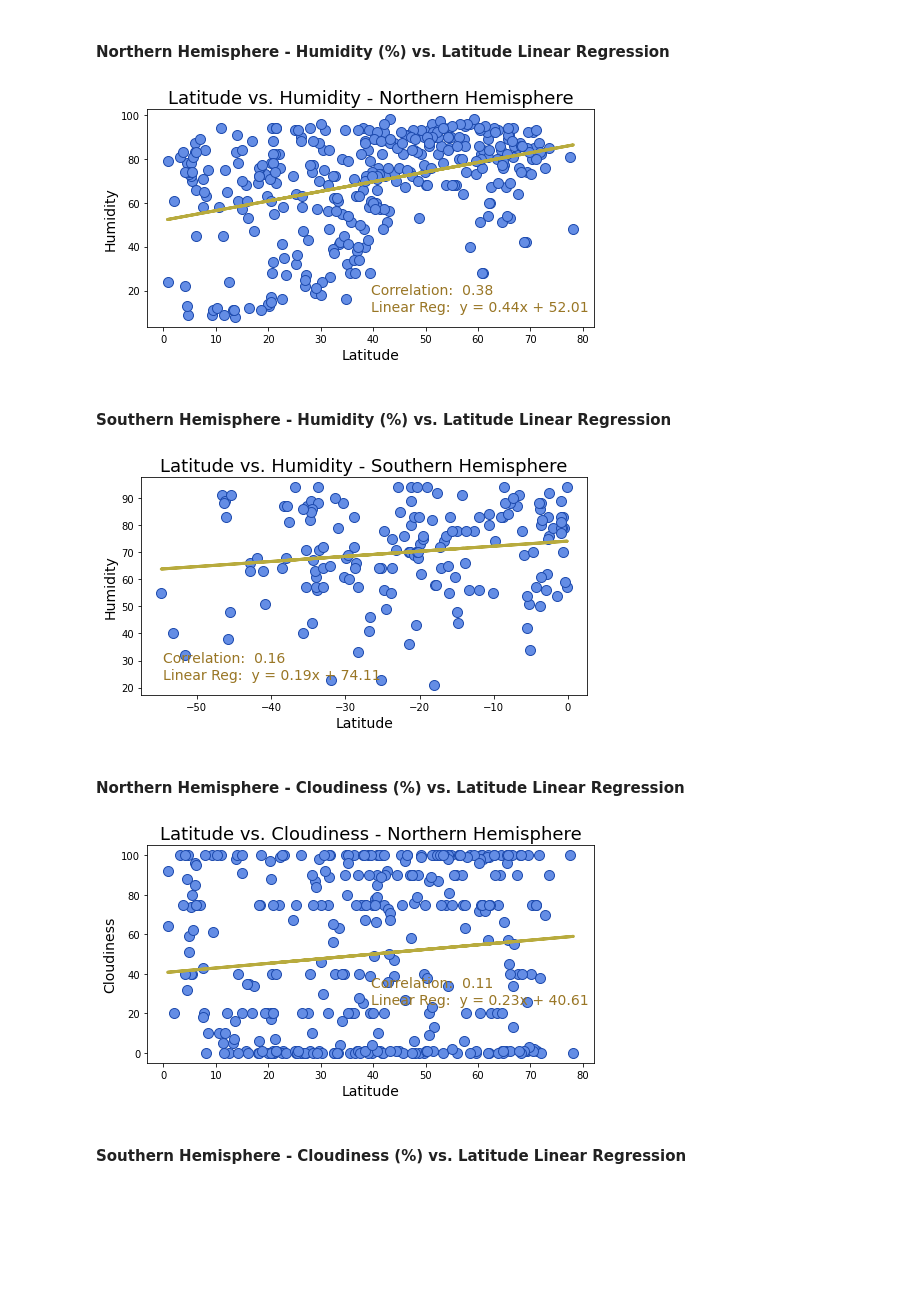
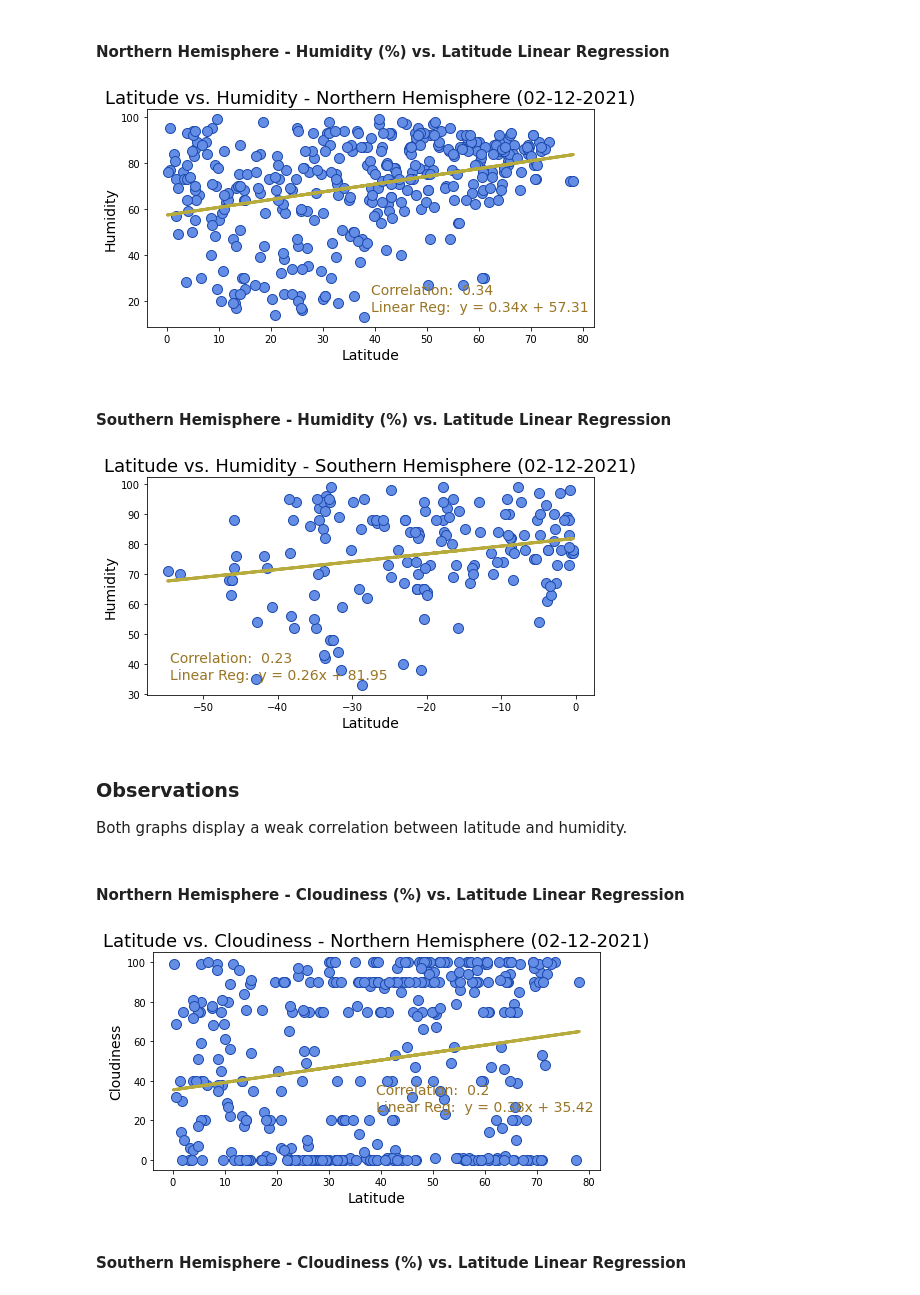
Before and after one commit to beaujeffrey03/python-api-challenge, a Jupyter notebook: WeatherPy/WeatherPy.ipynb, the cells around one changed output. Saved outputs shown, nothing was run; the diff lists cells and outputs as text; code cells hidden in the pictures; blank space fills up the shorter version.

```diff
--- a/WeatherPy/WeatherPy.ipynb
+++ b/WeatherPy/WeatherPy.ipynb
@@ -323,24 +344,26 @@ plt.show()
 # %%
 n_lat_x = northern_df['Lat']
 n_humid_y = northern_df['Humidity']
 
 n_humid_slope, n_humid_int, n_humid_r, n_humid_p, n_humid_std_err = linregress(n_lat_x, n_humid_y)
 n_humid_regression = n_humid_slope * n_lat_x + n_humid_int
 n_humid_regression_txt = f'y = {str(round(n_humid_slope,2))}x + {str(round(n_humid_int,2))}'
 
 plt.figure(figsize=(8, 4))
 plt.scatter(n_lat_x, n_humid_y, marker='o', facecolors="#648DE5", edgecolors="#1e4bae", s=100)
 plt.plot(n_lat_x, n_humid_regression, color='#B8AB3E', linewidth=3)
-plt.title('Latitude vs. Humidity - Northern Hemisphere', fontsize=18)
+plt.title(f'Latitude vs. Humidity - Northern Hemisphere ({date})', fontsize=18)
 plt.xlabel('Latitude', fontsize=14)
 plt.ylabel('Humidity', fontsize=14)
 plt.annotate(f'Correlation:  {round(n_humid_r, 2)}', xy=(0.50, 0.15), xycoords='axes fraction', \
              fontsize=14, color='#997625')
 plt.annotate(f'Linear Reg:  {n_humid_regression_txt}', xy=(0.50, 0.07), xycoords='axes fraction', \
              fontsize=14, color='#997625')
+
+plt.savefig('output_data/07_nhumidity_reg.png')
 plt.show()
 # %% [output]
-[figure, old version]
+[figure, new version]
 # %% [markdown]
 ####  Southern Hemisphere - Humidity (%) vs. Latitude Linear Regression
 # %%
@@ -354,16 +377,21 @@ s_humid_regression_txt = f'y = {str(round(s_humid_slope,2))}x + {str(round(s_hum
 plt.figure(figsize=(8, 4))
 plt.scatter(s_lat_x, s_humid_y, marker='o', facecolors="#648DE5", edgecolors="#1e4bae", s=100)
 plt.plot(s_lat_x, s_humid_regression, color='#B8AB3E', linewidth=3)
-plt.title('Latitude vs. Humidity - Southern Hemisphere', fontsize=18)
+plt.title(f'Latitude vs. Humidity - Southern Hemisphere ({date})', fontsize=18)
 plt.xlabel('Latitude', fontsize=14)
 plt.ylabel('Humidity', fontsize=14)
 plt.annotate(f'Correlation:  {round(s_humid_r, 2)}', xy=(0.05, 0.15), xycoords='axes fraction', \
              fontsize=14, color='#997625')
 plt.annotate(f'Linear Reg:  {s_humid_regression_txt}', xy=(0.05, 0.07), xycoords='axes fraction', \
              fontsize=14, color='#997625')
+
+plt.savefig('output_data/08_shumidity_reg.png')
 plt.show()
 # %% [output]
-[figure, old version]
+[figure, new version]
+# %% [markdown]
+### Observations
+Both graphs display a weak correlation between latitude and humidity.
 # %% [markdown]
 ####  Northern Hemisphere - Cloudiness (%) vs. Latitude Linear Regression
 # %%
@@ -377,16 +405,18 @@ n_cloud_regression_txt = f'y = {str(round(n_cloud_slope,2))}x + {str(round(n_clo
 plt.figure(figsize=(8, 4))
 plt.scatter(n_lat_x, n_cloud_y, marker='o', facecolors="#648DE5", edgecolors="#1e4bae", s=100)
 plt.plot(n_lat_x, n_cloud_regression, color='#B8AB3E', linewidth=3)
-plt.title('Latitude vs. Cloudiness - Northern Hemisphere', fontsize=18)
+plt.title(f'Latitude vs. Cloudiness - Northern Hemisphere ({date})', fontsize=18)
 plt.xlabel('Latitude', fontsize=14)
 plt.ylabel('Cloudiness', fontsize=14)
 plt.annotate(f'Correlation:  {round(n_cloud_r, 2)}', xy=(0.50, 0.35), xycoords='axes fraction', \
              fontsize=14, color='#997625')
 plt.annotate(f'Linear Reg:  {n_cloud_regression_txt}', xy=(0.50, 0.27), xycoords='axes fraction', \
              fontsize=14, color='#997625')
+
+plt.savefig('output_data/09_ncloudiness_reg.png')
 plt.show()
 # %% [output]
-[figure, old version]
+[figure, new version]
 # %% [markdown]
 ####  Southern Hemisphere - Cloudiness (%) vs. Latitude Linear Regression
 # %%
```
Also changed, not shown: parts of 19 cells of this notebook, 15 other files.
